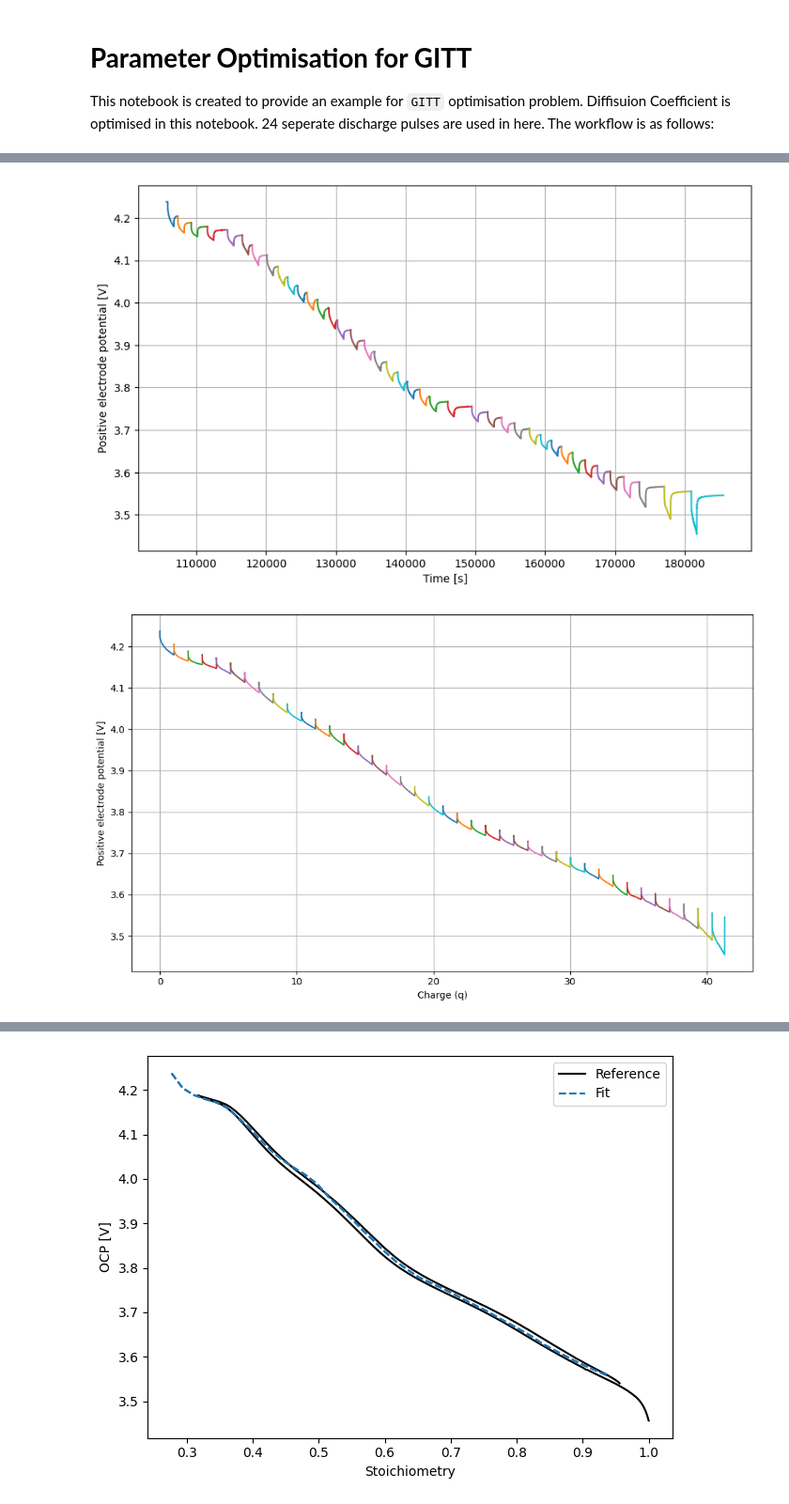
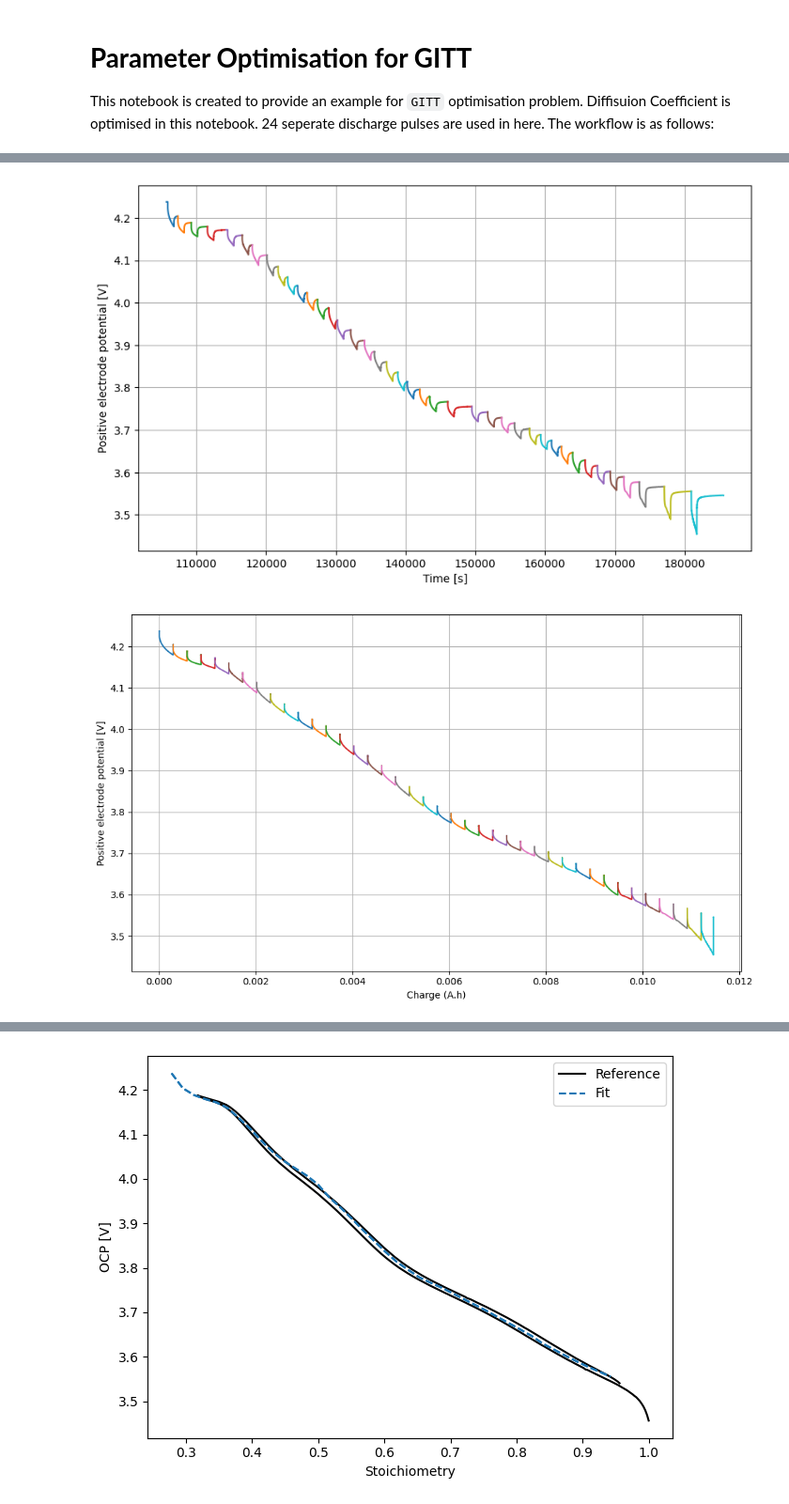
Before and after one commit to paramm-team/pybamm-param, a Jupyter notebook: examples/notebooks/GITT_loop.ipynb, the cells around one changed output, grey strips where cells are left out. Shown: that part at 94% size. Saved outputs shown, nothing was run; the diff lists cells and outputs as text; code cells hidden in the pictures.

Commit message:
charge unit is replaced with A.h and some comments added

```diff
--- a/examples/notebooks/GITT_loop.ipynb
+++ b/examples/notebooks/GITT_loop.ipynb
@@ -44,13 +37,14 @@ cathode_half_lit = pd.read_csv(os.path.join(OCP_folder_path,"cathode_OCP_2_lit.c
 cathode_half_delit = pd.read_csv(os.path.join(OCP_folder_path,"cathode_OCP_2_delit.csv")) # Half cell delithiation data
 # %%
 ## OPTIONAL ##
+# If the charge is already calculated, it can be used instead of this.
 
-# Calculation of Charge (Q)
+# Calculation of Charge (A.h)
 
 def compute_cumulative_charge(currents, times, starting_charge):
     q_values = [starting_charge]
     for i in range (1, len(currents)):
-        dt = times[i] - times[i-1]
+        dt = (times[i] - times[i-1]) / 3600
         dq = 0.5 * np.abs(currents[i]+currents[i-1]) * dt
         q_values.append(q_values[-1] + dq)
     return q_values
@@ -62,7 +56,7 @@ for name, df in dfs.items():
     times = df["Time [s]"].tolist()
     q_values = compute_cumulative_charge(currents, times, starting_charge)
     starting_charge = q_values[-1]
-    dfs[name]['Charge (Q)'] = q_values
+    dfs[name]['Charge (A.h)'] = q_values
 # %%
 # Individual pulses can be printed as below.
 dfs["pulse_1.csv"]
@@ -83,21 +77,21 @@ dfs["pulse_1.csv"]
 # %%
 # Both of the Voltage vs Time and Charge can be plotted as below.
 
 import matplotlib.pyplot as plt
 fig, ax = plt.subplots(figsize=(10, 6))
 fig2, ax2 =plt.subplots(figsize=(10, 6))
 for file_name, df in dfs.items():
     ax.plot(df['Time [s]'], df["Positive electrode potential [V]"])
-    ax2.plot(df['Charge (Q)'], df["Positive electrode potential [V]"])
+    ax2.plot(df['Charge (A.h)'], df["Positive electrode potential [V]"])
 ax.set_xlabel('Time [s]')
-ax2.set_xlabel('Charge (q)')
+ax2.set_xlabel('Charge (A.h)')
 ax.set_ylabel('Positive electrode potential [V]')
 ax2.set_ylabel('Positive electrode potential [V]')
 ax.grid(True)
 ax2.grid(True)
 plt.tight_layout()
 plt.show()
 # %% [output]
 [figure]
-[figure, old version]
+[figure, new version]
 # %%
```
Also changed, not shown: parts of 15 cells of this notebook.
